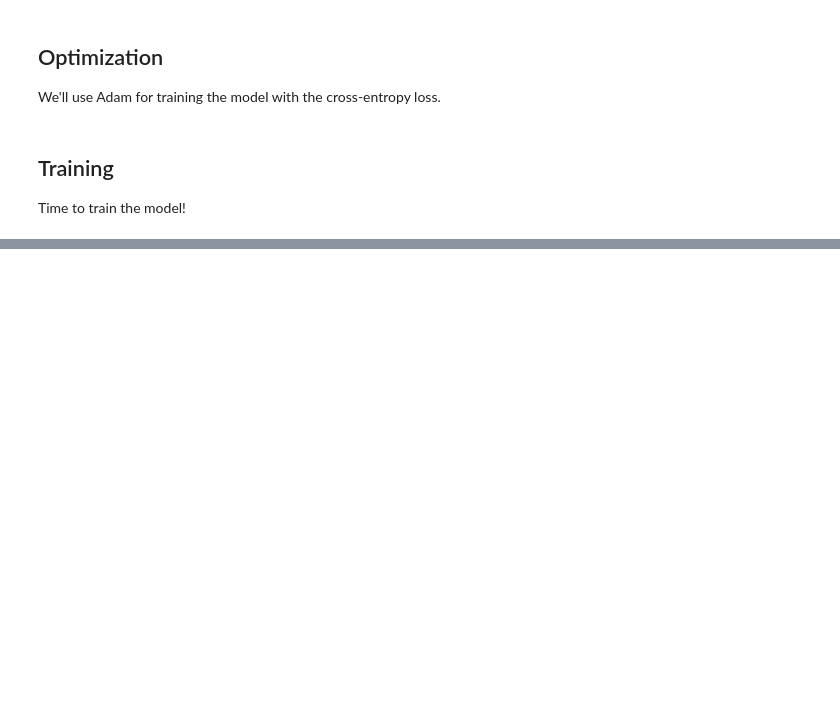
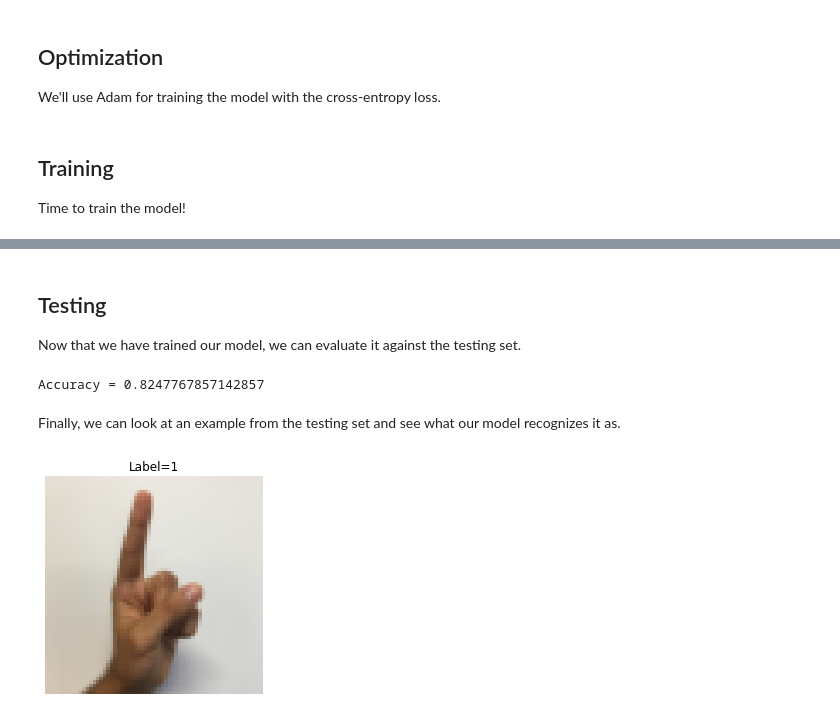
Before and after one commit to rey-allan/deep-learning-mini-projects, a Jupyter notebook: convolutional/cnn/hand_sign_recognition_cnn.ipynb, the cells around one changed output, grey strips where cells are left out. Cells and saved outputs as stored; diff of their text form; code cells hidden in the pictures; blank space fills up the shorter version.

```diff
--- a/convolutional/cnn/hand_sign_recognition_cnn.ipynb
+++ b/convolutional/cnn/hand_sign_recognition_cnn.ipynb
@@ -188,0 +230,53 @@ plt.show()
+# %% [markdown]
+## Testing
+
+Now that we have trained our model, we can evaluate it against the testing set.
+# %%
+# Load the trained model
+model = Model()
+model.load_state_dict(torch.load('model/model.pt'))
+# Always set the mode to `eval` for inference
+model.eval()
+model = model.to(device)
+
+accuracies = []
+
+# Main inference loop
+for samples, targets in testing:
+    output = model(samples.to(device))
+
+    output = output.detach().cpu().numpy()
+    targets = targets.detach().cpu().numpy()
+
+    # Convert to the actual class predictions by finding the most confident label
+    predictions = np.argmax(output, axis=1)
+
+    # Remove extra dimension, i.e. flatten as vector
+    predictions = np.squeeze(predictions)
+    targets = np.squeeze(targets)
+
+    # Since now we have actual classes we can evaluate using accuracy
+    accuracies.append(np.mean(predictions == targets))
+
+print(f'Accuracy = {np.mean(accuracies)}')
+# %% [output]
+Accuracy = 0.8247767857142857
+# %% [markdown]
+Finally, we can look at an example from the testing set and see what our model recognizes it as.
+# %%
+batch = next(iter(testing))
+sample = batch[0][23]
+# Make sure to add the batch size dimension to the sample where batch size = 1
+sample = sample.unsqueeze(0)
+
+# Compute the label
+output = model(sample.to(device))
+label = np.argmax(output.detach().cpu().numpy(), axis=1)
+
+plt.figure(figsize=(4, 4))
+plt.axis('off')
+plt.title(f'Label={np.squeeze(label)}')
+# We need to remove the batch size dimension and swap the axes to (height, width, channels) for matplotlib to plot the image correctly
+plt.imshow(np.transpose(np.squeeze(sample), (1, 2, 0)));
+# %% [output]
+[figure, added]
```
Also changed, not shown: parts of 6 cells of this notebook.
